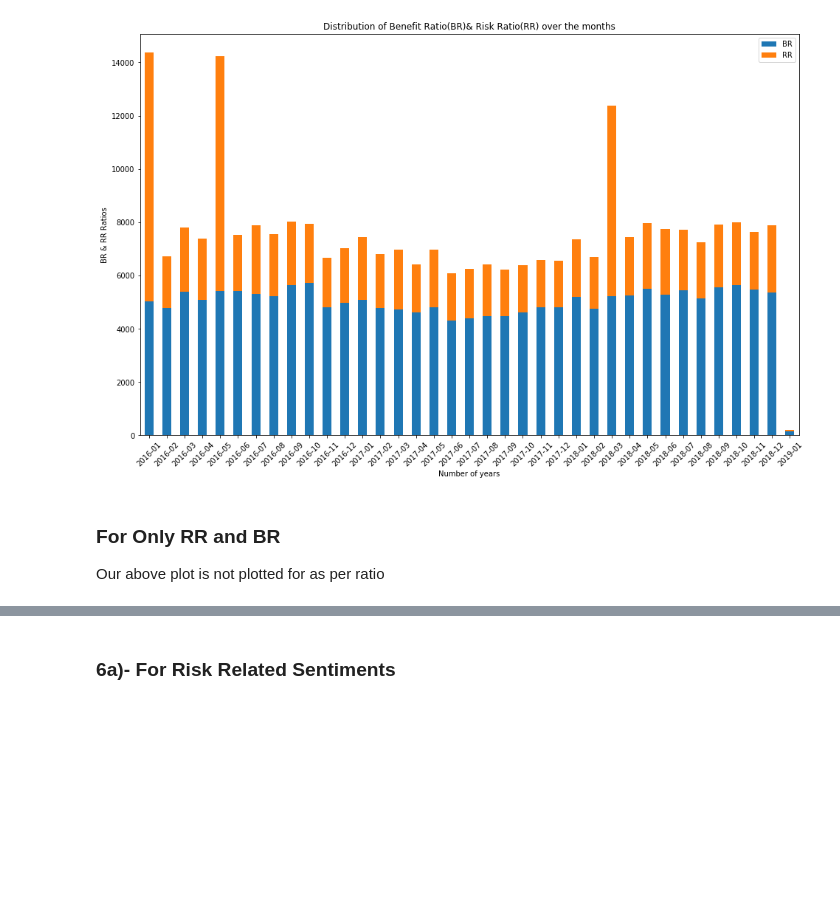
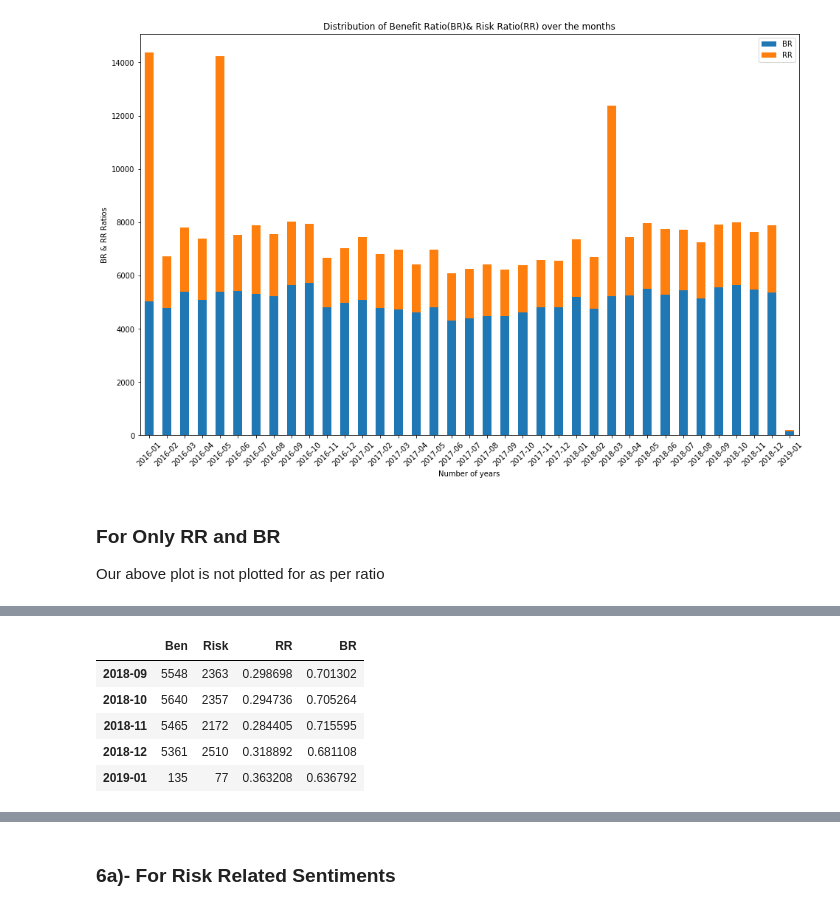
Before and after one commit to HassanSherwani/Natural-Language-Processing-II-, a Jupyter notebook: 16.Sentiment_Analyses(2)/8.Descriptive-2.ipynb, the cells around one changed output, grey strips where cells are left out. Saved outputs shown, nothing was run; the diff lists cells and outputs as text; code cells hidden in the pictures; blank space fills up the shorter version.

```diff
--- a/16.Sentiment_Analyses(2)/8.Descriptive-2.ipynb
+++ b/16.Sentiment_Analyses(2)/8.Descriptive-2.ipynb
@@ -701,3 +699,12 @@ w.head()
+# %%
+w.tail()
+# %% [output]
+|  | Ben | Risk | RR | BR |
+| 2018-09 | 5548 | 2363 | 0.298698 | 0.701302 |
+| 2018-10 | 5640 | 2357 | 0.294736 | 0.705264 |
+| 2018-11 | 5465 | 2172 | 0.284405 | 0.715595 |
+| 2018-12 | 5361 | 2510 | 0.318892 | 0.681108 |
+| 2019-01 | 135 | 77 | 0.363208 | 0.636792 |
 # %%
 df_strackchart= w.drop(['Ben','Risk'], axis=1)
 # %%
```
Also changed, not shown: parts of 35 cells of this notebook.
